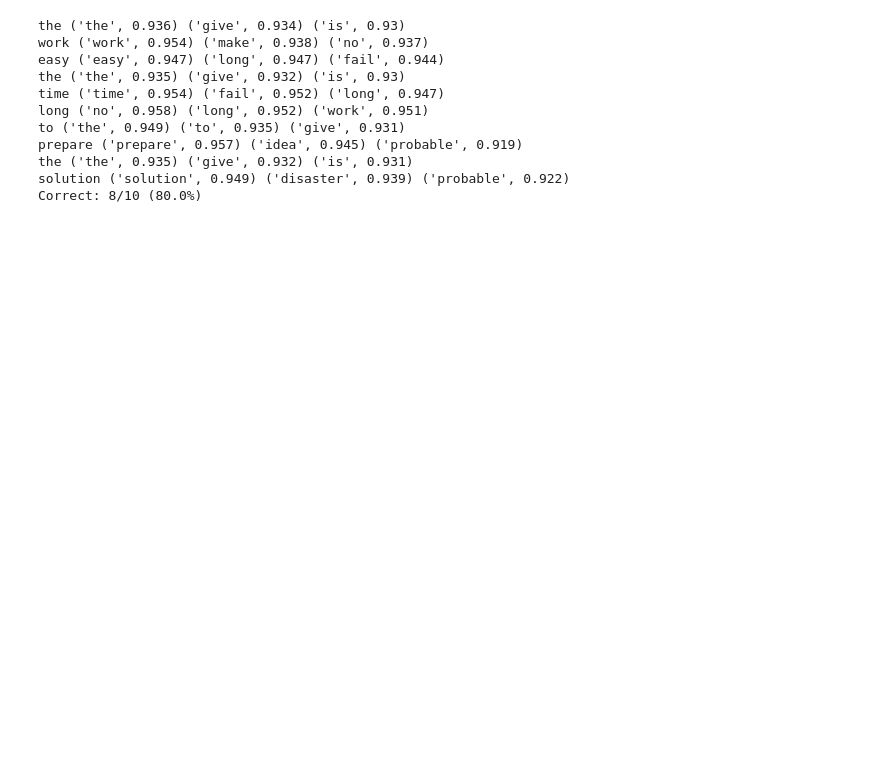
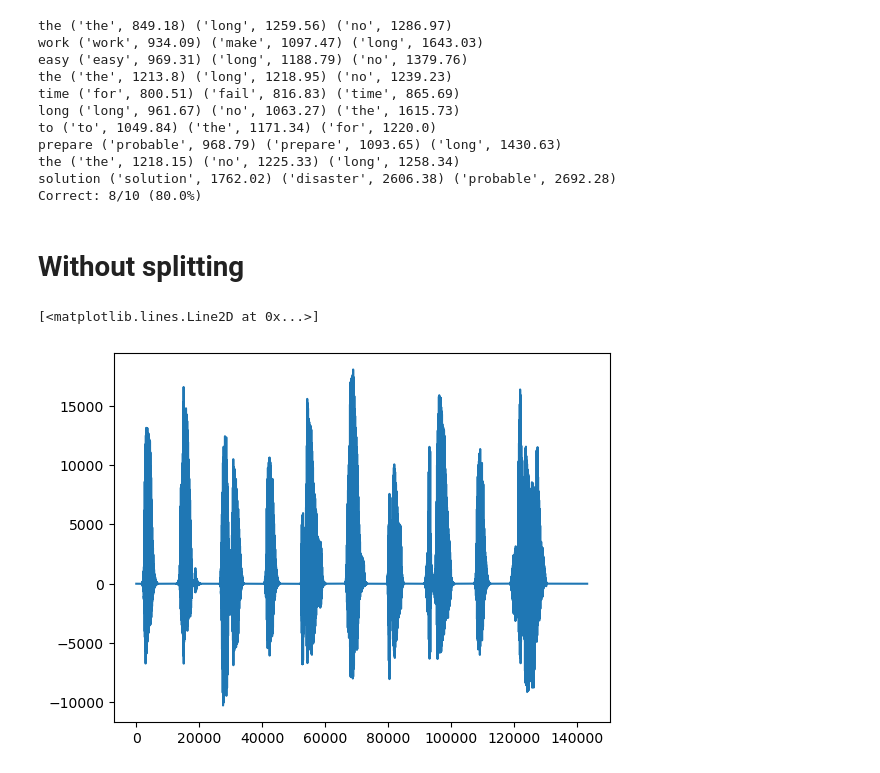
Before and after one commit to MQ37/voice-recognition, a Jupyter notebook: Semestral2.ipynb, the cells around one changed output. Saved outputs shown, nothing was run; the diff lists cells and outputs as text; code cells hidden in the pictures; blank space fills up the shorter version.

```diff
--- a/Semestral2.ipynb
+++ b/Semestral2.ipynb
@@ -107,8 +146,8 @@ parts = split_data(data)
 correct = 0
 for answer, Y in zip(SOLUTION, parts):
     similarities = []
-    for i, word in enumerate(WORDS):
-        sr, X = load_word(word)
+    for (word, sr, X) in awords:
+        #sr, X = load_word(word)
         pX, pY = trim_pad_pair(X, Y)
         #X *= np.hamming(X.size)
 
@@ -120,12 +159,15 @@ for answer, Y in zip(SOLUTION, parts):
         #similarity = dist
 
         # Mel spectrum
-        sX = librosa.feature.melspectrogram(y=pX, sr=sr, n_fft=512)
+        sX = librosa.feature.melspectrogram(y=pX, sr=sr, n_fft=2048)
         # Mel cepstrum coefs
         mfccsX = librosa.feature.mfcc(S=librosa.power_to_db(sX))
-        sY = librosa.feature.melspectrogram(y=pY, sr=sr, n_fft=512)
+        sY = librosa.feature.melspectrogram(y=pY, sr=sr, n_fft=2048)
         mfccsY = librosa.feature.mfcc(S=librosa.power_to_db(sY))
-        dist_mfccs = scipy.spatial.distance.cosine(mfccsX.flatten(), mfccsY.flatten())
+        #dist_mfccs = scipy.spatial.distance.cosine(mfccsX.flatten(), mfccsY.flatten())
+        (dist_mfccs, _, _) = scipy.spatial.distance.directed_hausdorff(mfccsX, mfccsY)
+        #dist_mfccs = np.sum(scipy.spatial.distance.cdist(mfccsX, mfccsY))
+
 
         ###fftX = np.fft.fft(pX)
         ###fftY = np.fft.fft(pY)
@@ -133,6 +175,8 @@ for answer, Y in zip(SOLUTION, parts):
 
         #cqtX = librosa.cqt(pX)
         #cqtY = librosa.cqt(pY)
+        #cqtX = librosa.feature.chroma_cqt(y=pX, hop_length=256)
+        #cqtY = librosa.feature.chroma_cqt(y=pY, hop_length=256)
         #dist_cqt = scipy.spatial.distance.cosine(cqtX.flatten(), cqtY.flatten())
 
         #stftX = np.abs(librosa.stft(pX, n_fft=512))
@@ -141,14 +185,34 @@ for answer, Y in zip(SOLUTION, parts):
         #stftY = librosa.amplitude_to_db(stftY, ref=np.max)
         #dist_stft = scipy.spatial.distance.cosine(stftX.flatten(), stftY.flatten())
 
+        # Fourier tempogram
+        #tX = librosa.feature.fourier_tempogram(y=pX)
+        #tY = librosa.feature.fourier_tempogram(y=pY)
+        #dist_ft = scipy.spatial.distance.cosine(tX.flatten(), tY.flatten())
+        #(dist_ft, _, _) = scipy.spatial.distance.directed_hausdorff(tX, tY)
+
+        # Spectral centroid
+        scX = librosa.feature.spectral_centroid(y=pX, n_fft=2048)
+        scY = librosa.feature.spectral_centroid(y=pY, n_fft=2048)
+        #dist_sc = scipy.spatial.distance.cosine(scX.flatten(), scY.flatten())
+        (dist_sc, _, _) = scipy.spatial.distance.directed_hausdorff(scX, scY)
+        #dist_sc = np.sum(scipy.spatial.distance.cdist(mfccsX, mfccsY))
+
+        #pfX = librosa.feature.poly_features(y=pX, n_fft=2048)
+        #pfY = librosa.feature.poly_features(y=pY, n_fft=2048)
+        #dist_pf = scipy.spatial.distance.cosine(pfX.flatten(), pfY.flatten())
+        #(dist_pf, _, _) = scipy.spatial.distance.directed_hausdorff(pfX, pfY)
+
         #similarity = dist_spec + dist_mfccs + dist_fft + dist_cqt + dist_stft
-        similarity = dist_mfccs
+        #similarity = dist_mfccs + dist_ft * 0.25 + dist_cqt * 0.25
+        similarity = dist_mfccs + dist_sc * 0.25
 
         similarities.append( (word, similarity) )
 
     guess = sorted(similarities, key=lambda x: x[1])[0:3]
     # Convert to likelihood
-    guess = [(x[0], np.round(1-x[1], 3)) for x in guess]
+    #guess = [(x[0], np.round(1-x[1], 3)) for x in guess]
+    guess = [(x[0], np.round(x[1], 2)) for x in guess]
     #guess = [x[0] for x in guess]
     #print(answer, [x[0] for x in guess])
     print(answer, *guess)
@@ -158,14 +222,25 @@ for answer, Y in zip(SOLUTION, parts):
 correct_percentage = correct / len(parts) * 100
 print("Correct: %s/%s (%s%%)" % (correct, len(parts), correct_percentage))
 # %% [output]
-the ('the', 0.936) ('give', 0.934) ('is', 0.93)
-work ('work', 0.954) ('make', 0.938) ('no', 0.937)
-easy ('easy', 0.947) ('long', 0.947) ('fail', 0.944)
-the ('the', 0.935) ('give', 0.932) ('is', 0.93)
-time ('time', 0.954) ('fail', 0.952) ('long', 0.947)
-long ('no', 0.958) ('long', 0.952) ('work', 0.951)
-to ('the', 0.949) ('to', 0.935) ('give', 0.931)
-prepare ('prepare', 0.957) ('idea', 0.945) ('probable', 0.919)
-the ('the', 0.935) ('give', 0.932) ('is', 0.931)
-solution ('solution', 0.949) ('disaster', 0.939) ('probable', 0.922)
+the ('the', 849.18) ('long', 1259.56) ('no', 1286.97)
+work ('work', 934.09) ('make', 1097.47) ('long', 1643.03)
+easy ('easy', 969.31) ('long', 1188.79) ('no', 1379.76)
+the ('the', 1213.8) ('long', 1218.95) ('no', 1239.23)
+time ('for', 800.51) ('fail', 816.83) ('time', 865.69)
+long ('long', 961.67) ('no', 1063.27) ('the', 1615.73)
+to ('to', 1049.84) ('the', 1171.34) ('for', 1220.0)
+prepare ('probable', 968.79) ('prepare', 1093.65) ('long', 1430.63)
+the ('the', 1218.15) ('no', 1225.33) ('long', 1258.34)
+solution ('solution', 1762.02) ('disaster', 2606.38) ('probable', 2692.28)
 Correct: 8/10 (80.0%)
+# %% [markdown]
+# Without splitting
+# %%
+#tdata = data[10000:22000]
+tdata = data
+window_ratio = 1/4
+# %%
+plt.plot(tdata)
+# %% [output]
+[<matplotlib.lines.Line2D at 0x...>]
+[figure, added]
```
Also changed, not shown: parts of 9 cells of this notebook, 4 other files.
